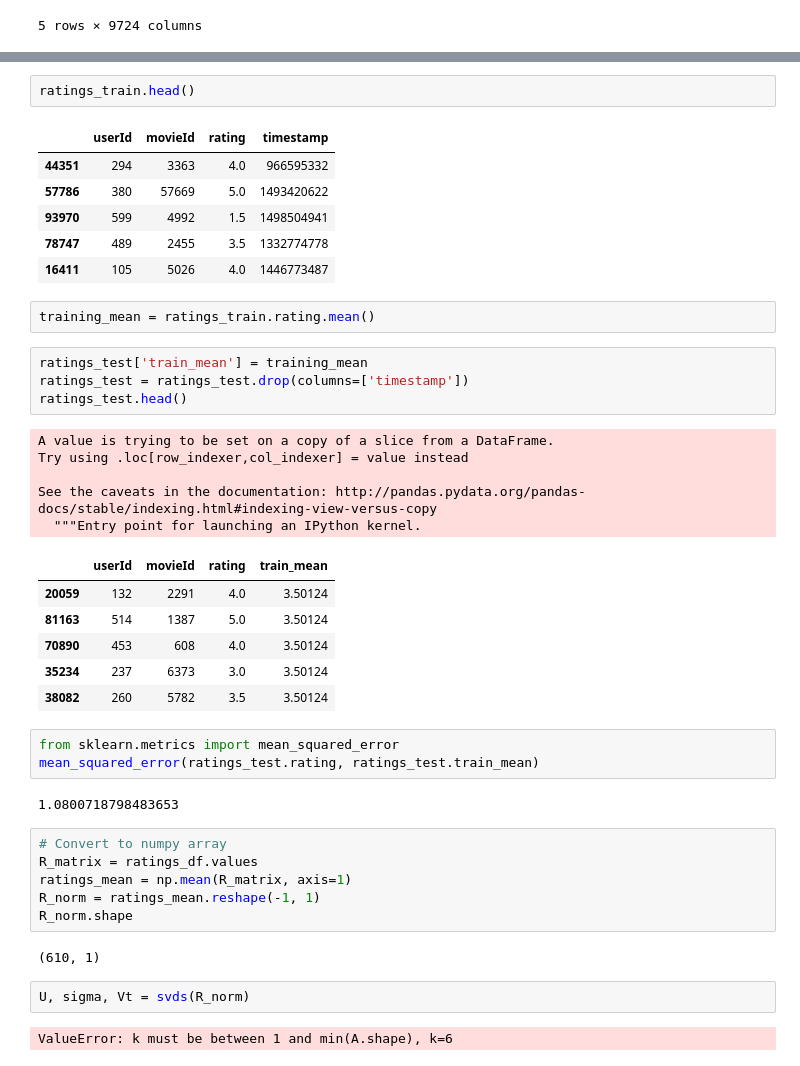
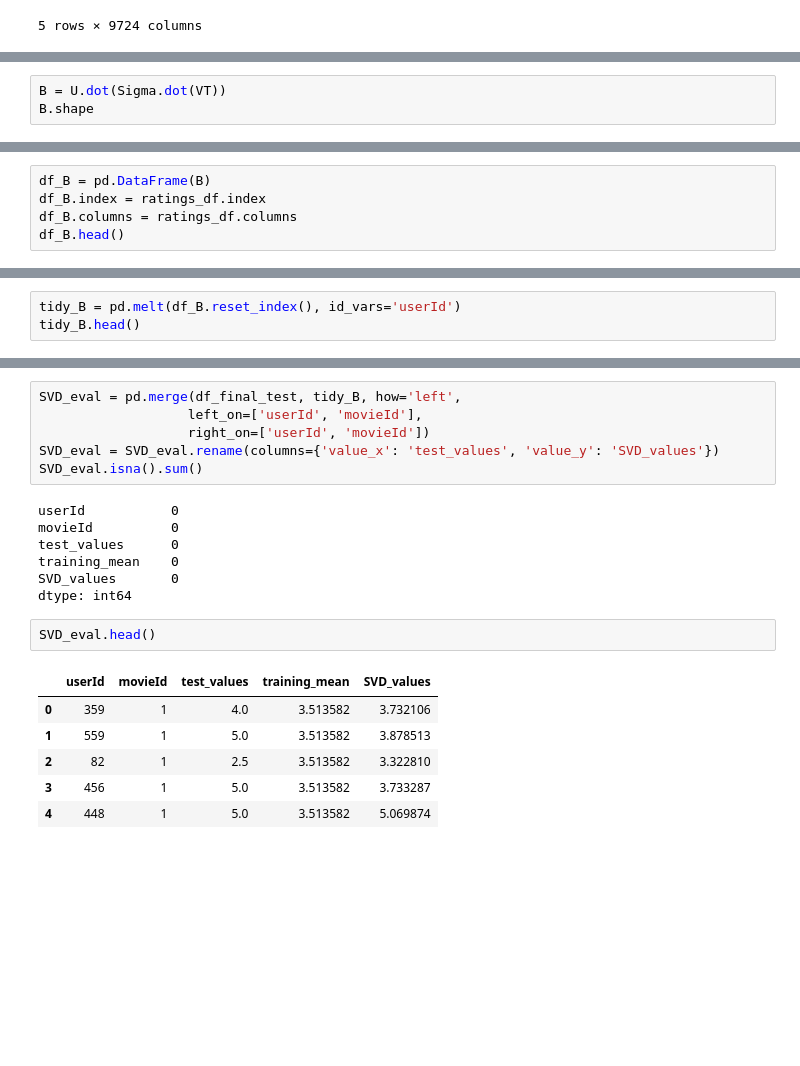
Before and after one commit to mjdacs/data612, a Jupyter notebook: project_3/eda.ipynb, the cells around one changed output, grey strips where cells are left out. Saved outputs shown, nothing was run; the diff lists cells and outputs as text; blank space fills up the shorter version.

```diff
--- a/project_3/eda.ipynb
+++ b/project_3/eda.ipynb
@@ -117,0 +221,3 @@ ratings_test.head()
+# %%
+B = U.dot(Sigma.dot(VT))
+B.shape
@@ -117,0 +226,5 @@ ratings_test.head()
+# %%
+df_B = pd.DataFrame(B)
+df_B.index = ratings_df.index
+df_B.columns = ratings_df.columns
+df_B.head()
@@ -117,0 +240,3 @@ ratings_test.head()
+# %%
+tidy_B = pd.melt(df_B.reset_index(), id_vars='userId')
+tidy_B.head()
@@ -118,44 +250,22 @@ ratings_test.head()
+# %%
+SVD_eval = pd.merge(df_final_test, tidy_B, how='left',
+                   left_on=['userId', 'movieId'],
+                   right_on=['userId', 'movieId'])
+SVD_eval = SVD_eval.rename(columns={'value_x': 'test_values', 'value_y': 'SVD_values'})
+SVD_eval.isna().sum()
+# %% [output]
+userId           0
+movieId          0
+test_values      0
+training_mean    0
+SVD_values       0
+dtype: int64
 # %%
-ratings_train.head()
+SVD_eval.head()
 # %% [output]
-|  | userId | movieId | rating | timestamp |
-| 44351 | 294 | 3363 | 4.0 | 966595332 |
-| 57786 | 380 | 57669 | 5.0 | 1493420622 |
-| 93970 | 599 | 4992 | 1.5 | 1498504941 |
-| 78747 | 489 | 2455 | 3.5 | 1332774778 |
-| 16411 | 105 | 5026 | 4.0 | 1446773487 |
+|  | userId | movieId | test_values | training_mean | SVD_values |
+| 0 | 359 | 1 | 4.0 | 3.513582 | 3.732106 |
+| 1 | 559 | 1 | 5.0 | 3.513582 | 3.878513 |
+| 2 | 82 | 1 | 2.5 | 3.513582 | 3.322810 |
+| 3 | 456 | 1 | 5.0 | 3.513582 | 3.733287 |
+| 4 | 448 | 1 | 5.0 | 3.513582 | 5.069874 |
-# %%
-training_mean = ratings_train.rating.mean()
-# %%
-ratings_test['train_mean'] = training_mean
-ratings_test = ratings_test.drop(columns=['timestamp'])
-ratings_test.head()
-# %% [output]
-A value is trying to be set on a copy of a slice from a DataFrame.
-Try using .loc[row_indexer,col_indexer] = value instead
-
-See the caveats in the documentation: http://pandas.pydata.org/pandas-docs/stable/indexing.html#indexing-view-versus-copy
-  """Entry point for launching an IPython kernel.
-|  | userId | movieId | rating | train_mean |
-| 20059 | 132 | 2291 | 4.0 | 3.50124 |
-| 81163 | 514 | 1387 | 5.0 | 3.50124 |
-| 70890 | 453 | 608 | 4.0 | 3.50124 |
-| 35234 | 237 | 6373 | 3.0 | 3.50124 |
-| 38082 | 260 | 5782 | 3.5 | 3.50124 |
-# %%
-from sklearn.metrics import mean_squared_error
-mean_squared_error(ratings_test.rating, ratings_test.train_mean)
-# %% [output]
-1.0800718798483653
-# %%
-# Convert to numpy array
-R_matrix = ratings_df.values
-ratings_mean = np.mean(R_matrix, axis=1)
-R_norm = ratings_mean.reshape(-1, 1)
-R_norm.shape
-# %% [output]
-(610, 1)
-# %%
-U, sigma, Vt = svds(R_norm)
-# %% [output]
-ValueError: k must be between 1 and min(A.shape), k=6
```
Also changed, not shown: parts of 29 cells of this notebook, 1 other file.
